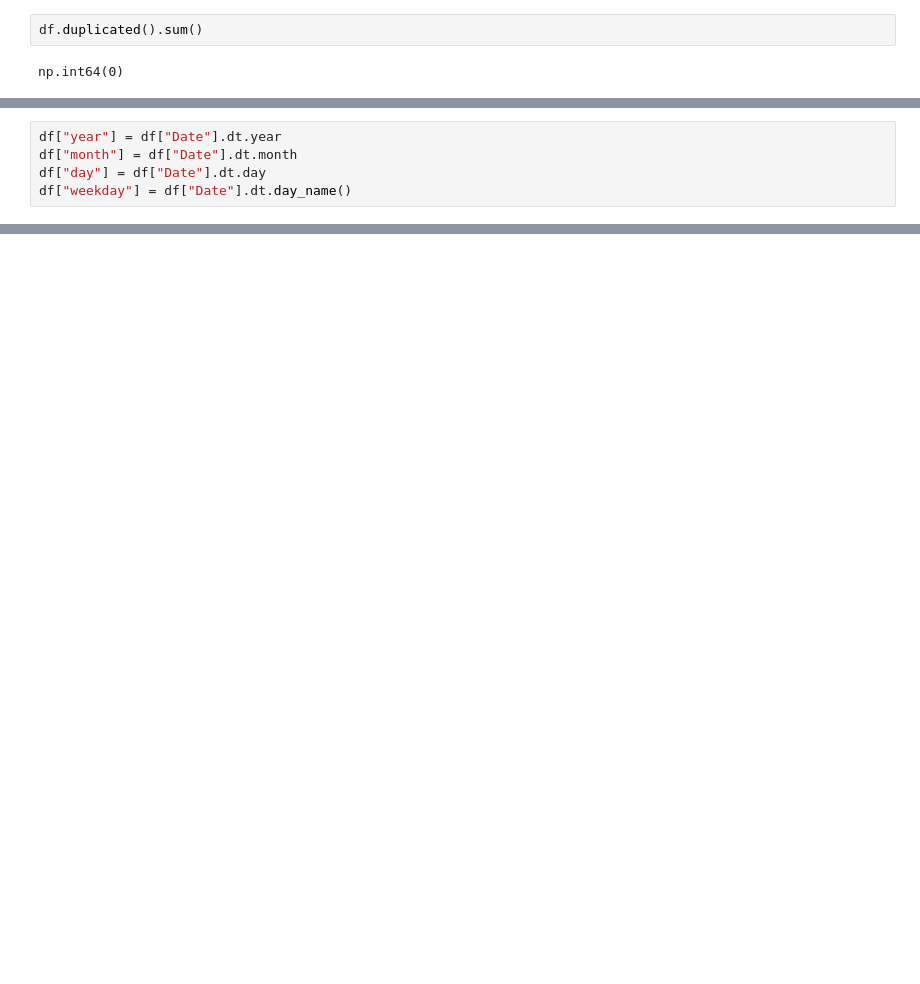
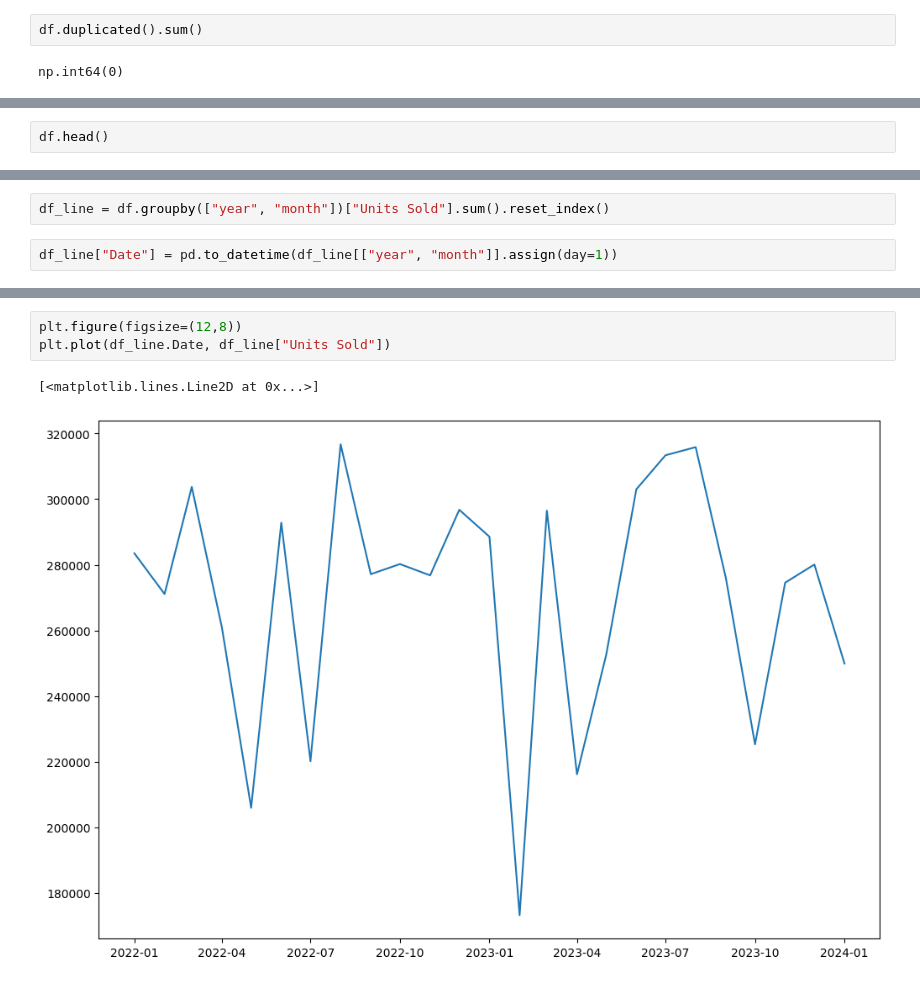
Before and after one commit to lukasmetz27/DemandForecast, a Jupyter notebook: notebooks/EDA.ipynb, the cells around one changed output, grey strips where cells are left out. Saved outputs shown, nothing was run; the diff lists cells and outputs as text; blank space fills up the shorter version.

```diff
--- a/notebooks/EDA.ipynb
+++ b/notebooks/EDA.ipynb
@@ -90,5 +152,2 @@ df["Date"] = pd.to_datetime(df["Date"])
 # %%
-df["year"] = df["Date"].dt.year
-df["month"] = df["Date"].dt.month
-df["day"] = df["Date"].dt.day
-df["weekday"] = df["Date"].dt.day_name()
+df.head()
@@ -94,0 +194,4 @@ df["weekday"] = df["Date"].dt.day_name()
+# %%
+df_line = df.groupby(["year", "month"])["Units Sold"].sum().reset_index()
+# %%
+df_line["Date"] = pd.to_datetime(df_line[["year", "month"]].assign(day=1))
@@ -94,0 +207,6 @@ df["weekday"] = df["Date"].dt.day_name()
+# %%
+plt.figure(figsize=(12,8))
+plt.plot(df_line.Date, df_line["Units Sold"])
+# %% [output]
+[<matplotlib.lines.Line2D at 0x...>]
+[figure, added]
```
Also changed, not shown: parts of 19 cells of this notebook.
